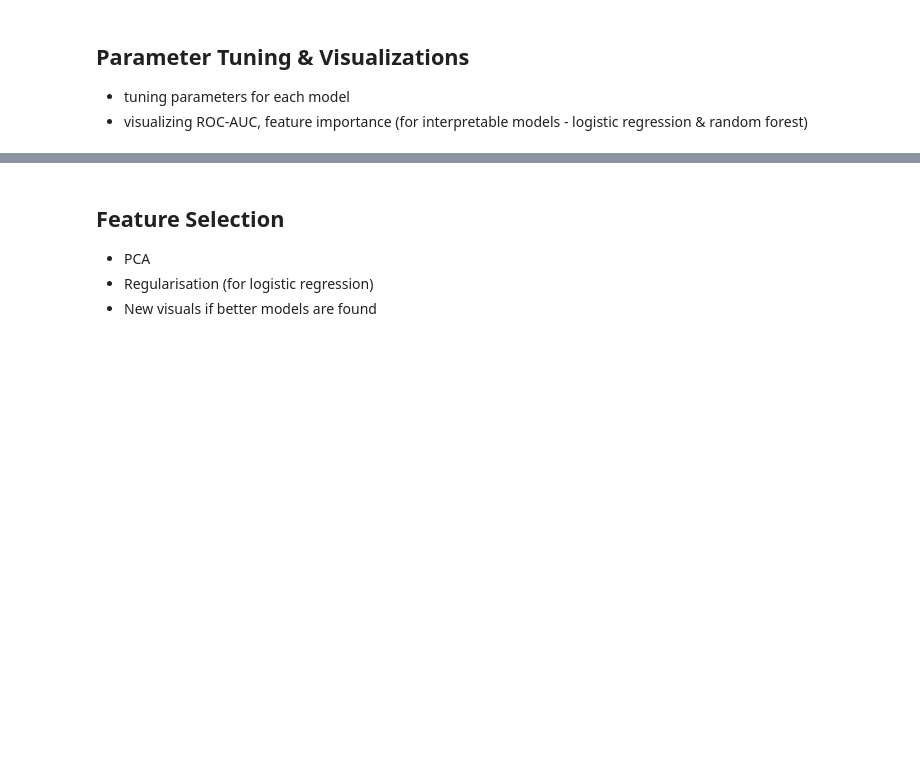
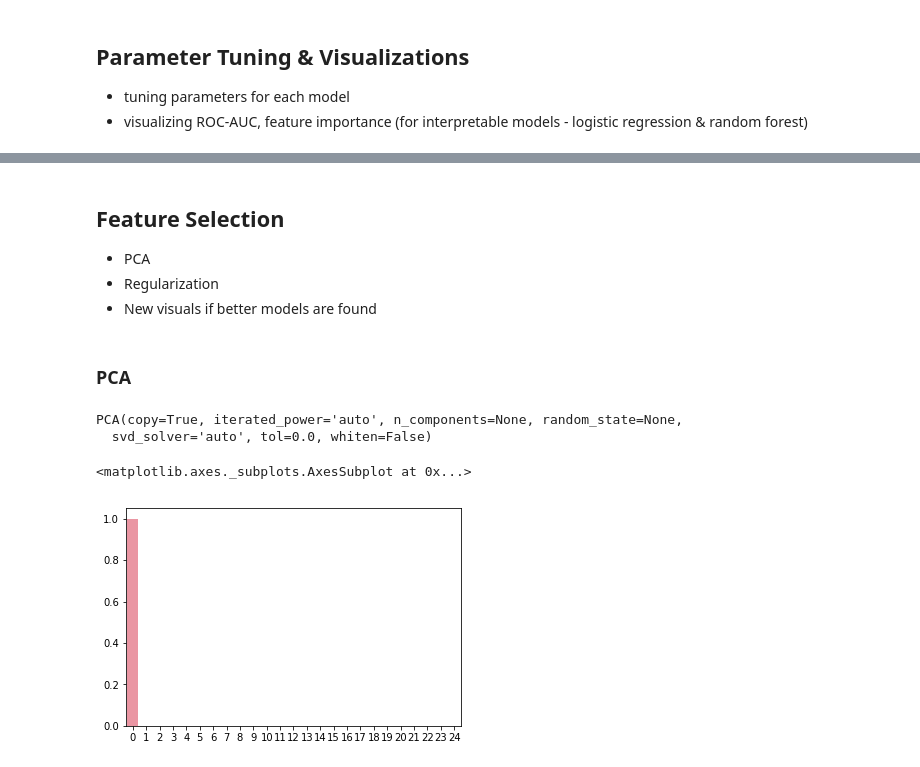
Before and after one commit to h-parker/ballet-or-not, a Jupyter notebook: model_building.ipynb, the cells around one changed output, grey strips where cells are left out. Cells and saved outputs as stored; diff of their text form; code cells hidden in the pictures; blank space fills up the shorter version.

```diff
--- a/model_building.ipynb
+++ b/model_building.ipynb
@@ -296,7 +817,20 @@ Accuracy score: 0.8094117647058824
 # %% [markdown]
 ## Feature Selection
 - PCA
-- Regularisation (for logistic regression)
+- Regularization
 - New visuals if better models are found
 # %% [markdown]
-##
+### PCA
+# %%
+from sklearn.decomposition import PCA
+
+pca = PCA()
+pca.fit(X)
+# %% [output]
+PCA(copy=True, iterated_power='auto', n_components=None, random_state=None,
+  svd_solver='auto', tol=0.0, whiten=False)
+# %%
+sns.barplot(list(range(len(pca.components_))), pca.explained_variance_ratio_)
+# %% [output]
+<matplotlib.axes._subplots.AxesSubplot at 0x...>
+[figure, added]
```
Also changed, not shown: parts of 36 cells of this notebook, 1 other file.
